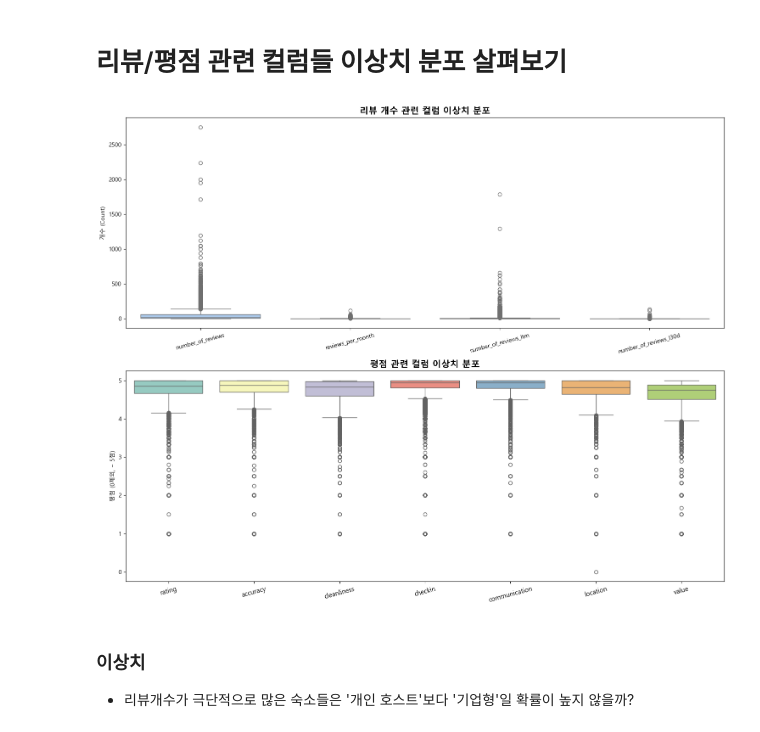
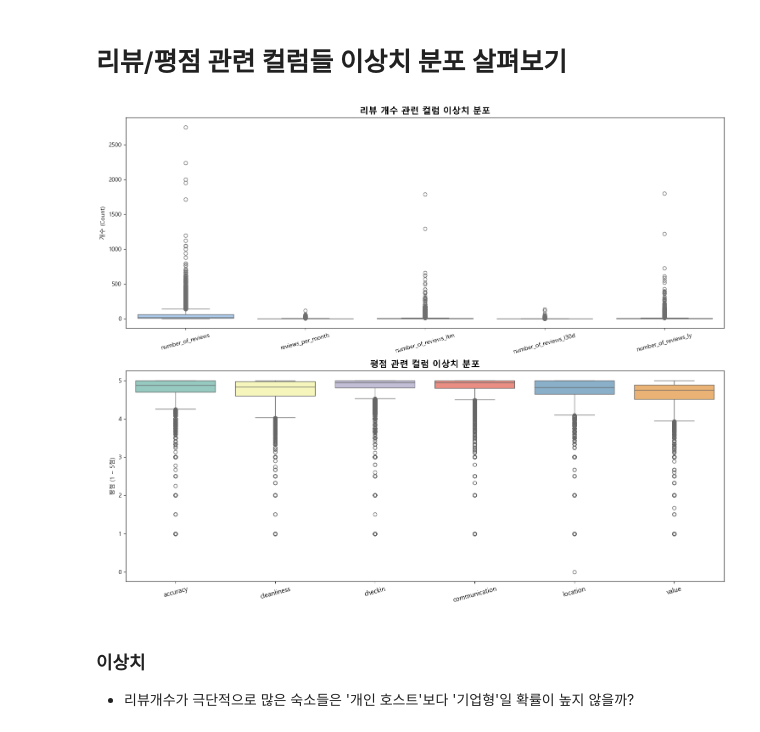
Before and after one commit to sybeom528/airbnb_price_prediction, a Jupyter notebook: notebooks/pjh_review_eda.ipynb, the cells around one changed output. Drawn from its saved outputs; the diff is of its cells as text; code cells hidden in the pictures.

```diff
--- a/notebooks/pjh_review_eda.ipynb
+++ b/notebooks/pjh_review_eda.ipynb
@@ -252,26 +263,26 @@ plt.show()
 # %%
 # 시각화
 fig, axes = plt.subplots(nrows=2, ncols=1, figsize=(15, 12))
 
 # 리뷰 개수 관련 이상치 (리뷰 없음 제외)
-sns.boxplot(data=has_reviews[count_cols], ax=axes[0], palette="pastel")
+sns.boxplot(data=has_reviews[review_cols], ax=axes[0], palette="pastel")
 axes[0].set_title("리뷰 개수 관련 컬럼 이상치 분포", fontsize=15, fontweight="bold")
 axes[0].tick_params(axis="x", rotation=15)
 axes[0].set_ylabel("개수 (Count)")
 
 # 평점 관련 이상치 (리뷰 없음 제외)
-sns.boxplot(data=has_reviews[score_cols], ax=axes[1], palette="Set3")
+sns.boxplot(data=has_reviews[detail_score_cols], ax=axes[1], palette="Set3")
 axes[1].set_title("평점 관련 컬럼 이상치 분포", fontsize=15, fontweight="bold")
 
-clean_labels = [col.replace("review_scores_", "") for col in score_cols]
+clean_labels = [col.replace("review_scores_", "") for col in detail_score_cols]
 axes[1].set_xticklabels(clean_labels, rotation=15, fontsize=11)
 
-axes[1].set_ylabel("평점 (0제외, ~ 5점)")
+axes[1].set_ylabel("평점 (1 ~ 5점)")
 
 plt.tight_layout()
 plt.show()
 # %% [output]
-[figure, old version]
+[figure, new version]
 # %% [markdown]
 ### 이상치
 - 리뷰개수가 극단적으로 많은 숙소들은 '개인 호스트'보다 '기업형'일 확률이 높지 않을까?
```
Also changed, not shown: parts of 29 cells of this notebook, 1 other file.
